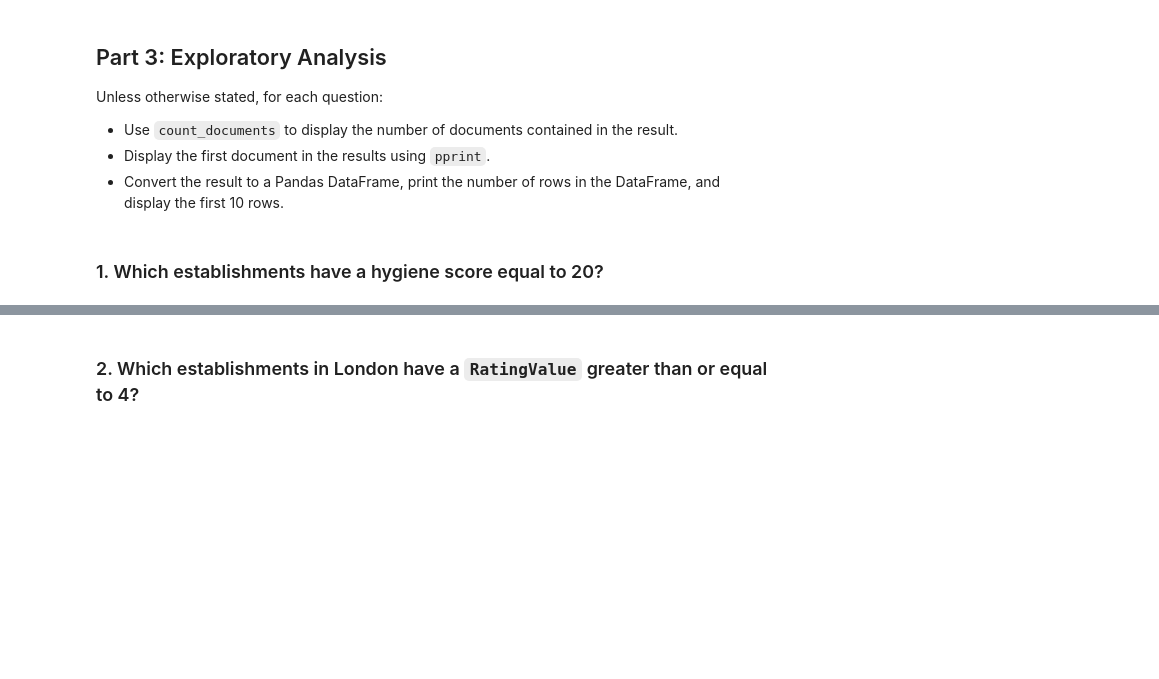
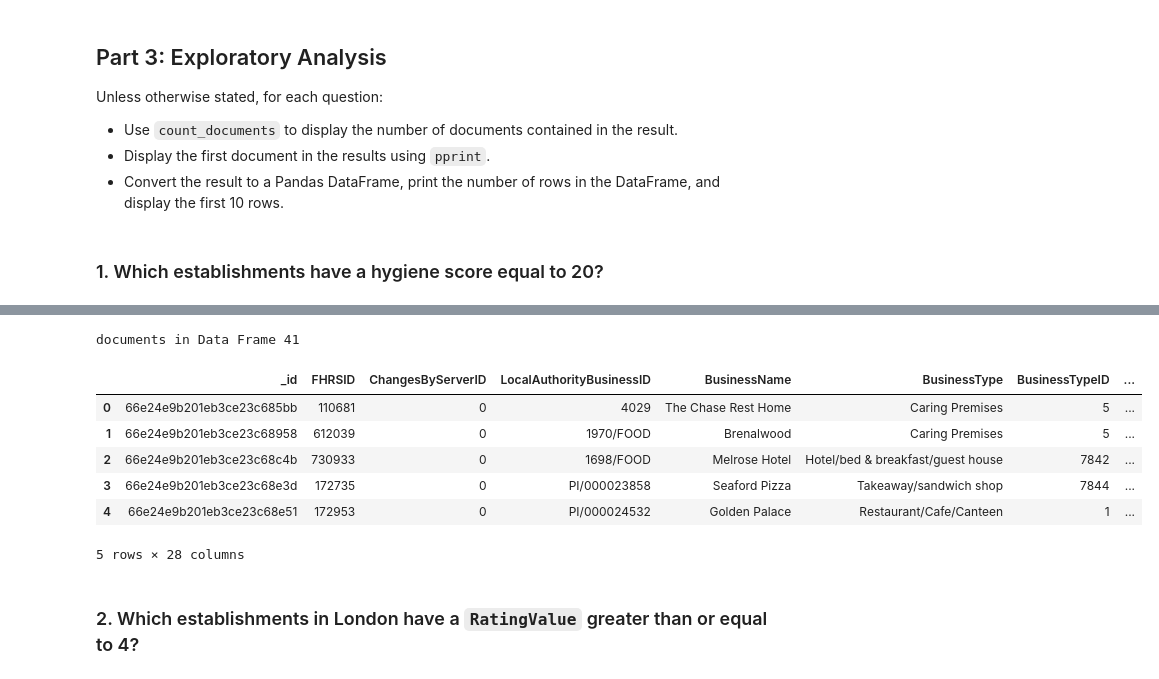
Before and after one commit to justinscottwiley/nosql_analysis, a Jupyter notebook: NoSQL_analysis_starter.ipynb, the cells around one changed output, grey strips where cells are left out. Saved outputs shown, nothing was run; the diff lists cells and outputs as text; code cells hidden in the pictures; blank space fills up the shorter version.

```diff
--- a/NoSQL_analysis_starter.ipynb
+++ b/NoSQL_analysis_starter.ipynb
@@ -27,8 +30,11 @@ Unless otherwise stated, for each question:
 ### 1. Which establishments have a hygiene score equal to 20?
 # %%
 # Find the establishments with a hygiene score of 20
-query =
+query = { 'scores.Hygiene': 20}
 
 # Use count_documents to display the number of documents in the result
+print("Number of documents in result", establishments.count_documents(query))
 
 # Display the first document in the results using pprint
+results = establishments.find(query)
+pprint(results[0])
@@ -35,9 +59,19 @@ query =
 # %%
 # Convert the result to a Pandas DataFrame
-
+hygiene_df = pd.DataFrame(results)
 # Display the number of rows in the DataFrame
-
+print("documents in Data Frame", len(hygiene_df))
 # Display the first 10 rows of the DataFrame
+hygiene_df.head()
+# %% [output]
+documents in Data Frame 41
+|  | _id | FHRSID | ChangesByServerID | LocalAuthorityBusinessID | BusinessName | BusinessType | BusinessTypeID | ... |
+| 0 | 66e24e9b201eb3ce23c685bb | 110681 | 0 | 4029 | The Chase Rest Home | Caring Premises | 5 | ... |
+| 1 | 66e24e9b201eb3ce23c68958 | 612039 | 0 | 1970/FOOD | Brenalwood | Caring Premises | 5 | ... |
+| 2 | 66e24e9b201eb3ce23c68c4b | 730933 | 0 | 1698/FOOD | Melrose Hotel | Hotel/bed & breakfast/guest house | 7842 | ... |
+| 3 | 66e24e9b201eb3ce23c68e3d | 172735 | 0 | PI/000023858 | Seaford Pizza | Takeaway/sandwich shop | 7844 | ... |
+| 4 | 66e24e9b201eb3ce23c68e51 | 172953 | 0 | PI/000024532 | Golden Palace | Restaurant/Cafe/Canteen | 1 | ... |
+5 rows × 28 columns
 # %% [markdown]
 ### 2. Which establishments in London have a `RatingValue` greater than or equal to 4?
 # %%
```
Also changed, not shown: parts of 8 cells of this notebook.
